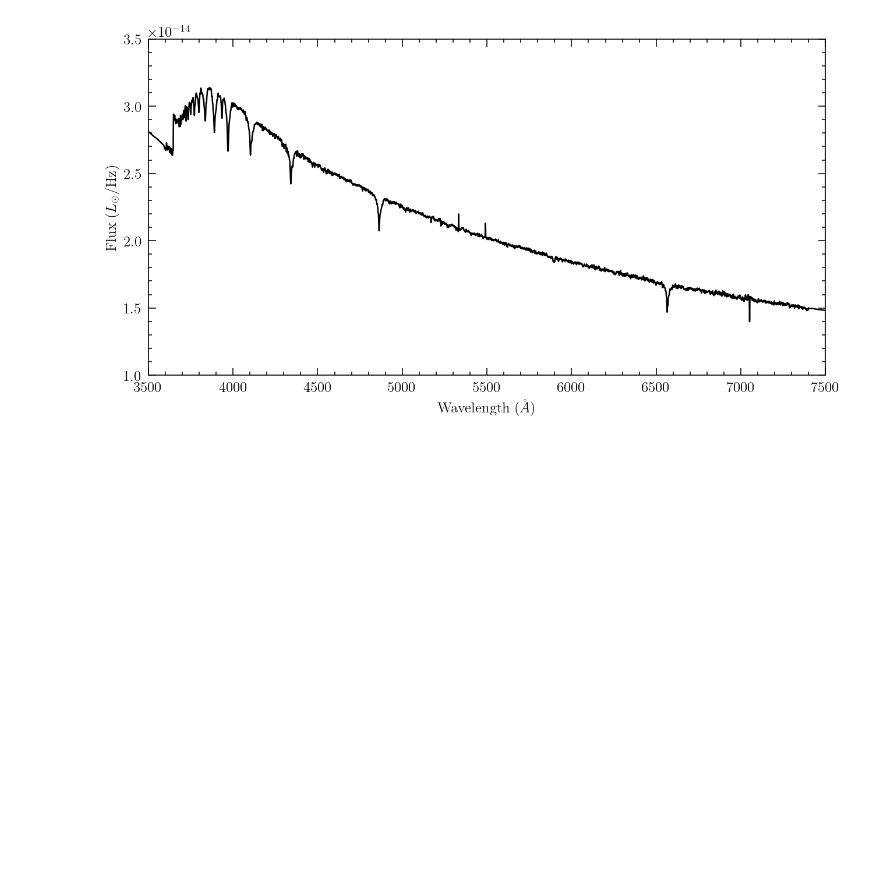
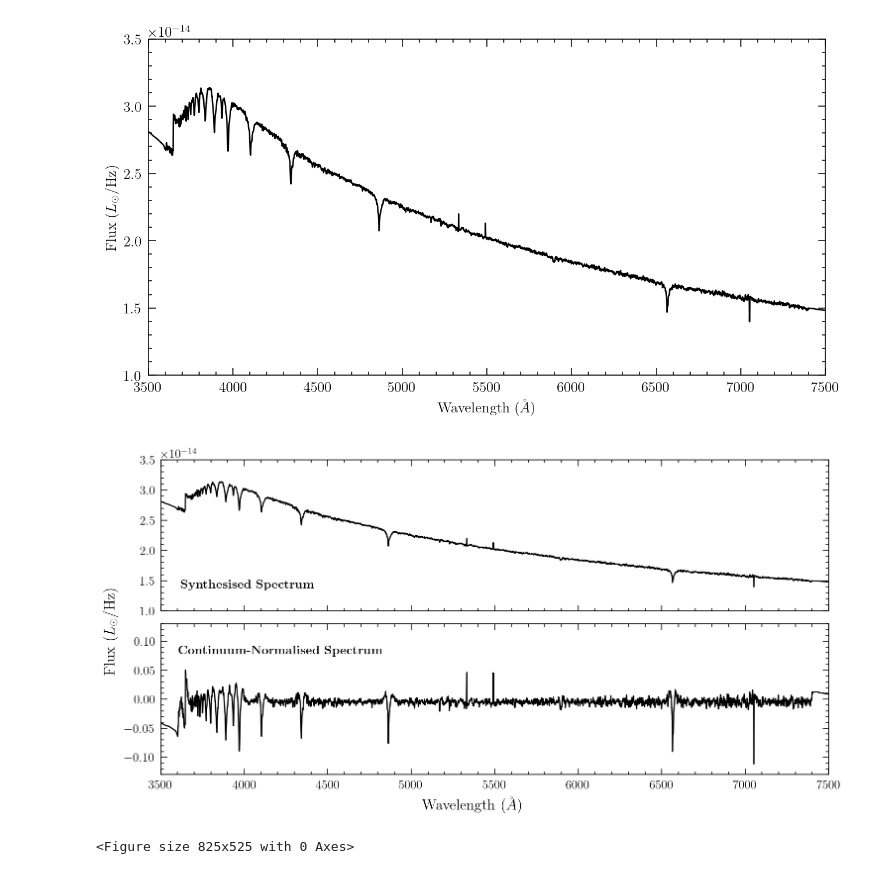
Before and after one commit to vernica-mehta/honours-project, a Jupyter notebook: sfh_test.ipynb, the cells around one changed output. Saved outputs shown, nothing was run; the diff lists cells and outputs as text; code cells hidden in the pictures; blank space fills up the shorter version.

Commit message:
adding normalised spectrum

```diff
--- a/sfh_test.ipynb
+++ b/sfh_test.ipynb
@@ -36,3 +36,34 @@ print(sfh)
 [0.256292   0.02287888 0.08475831 0.01812349 0.07738254 0.17745379
  0.06816859 0.06647355 0.17252246 0.05594638]
 [figure]
+# %%
+import numpy as np
+def moving_average(x, w):
+    return np.convolve(x, np.ones(w), 'same') / w
+
+window_size = 51  # Adjust as needed for smoothing
+spec_flat = spec / moving_average(spec, window_size)
+spec_flat_centered = spec_flat - np.mean(spec_flat)
+# %%
+fig, ax = plt.subplots(2,1,figsize=[10,5],sharex=True,constrained_layout=True)
+
+ax[0].plot(wav, spec, 'k')
+ax[0].set_xlim(3500,7500)
+ax[0].set_ylim(1e-14,3.5e-14)
+ax[0].text(0.13, 0.15, "\\textbf{Synthesised Spectrum}", transform=ax[0].transAxes, ha="center")
+
+ax[1].plot(wav, spec_flat_centered, 'k')
+
+ax[1].set_ylim(-0.13,0.13)
+ax[1].text(0.18, 0.8, "\\textbf{Continuum-Normalised Spectrum}", transform=ax[1].transAxes, ha="center")
+
+fig.supylabel('Flux ($L_\\odot/\\mathrm{Hz}$)')
+fig.supxlabel('Wavelength ($\\AA$)')
+plt.show()
+
+import os
+os.makedirs('Proposal/figs', exist_ok=True)
+plt.savefig('Proposal/figs/sample-spec.pdf', format='pdf')
+# %% [output]
+[figure, added]
+<Figure size 825x525 with 0 Axes>
```
Also changed, not shown: 1 other file.
